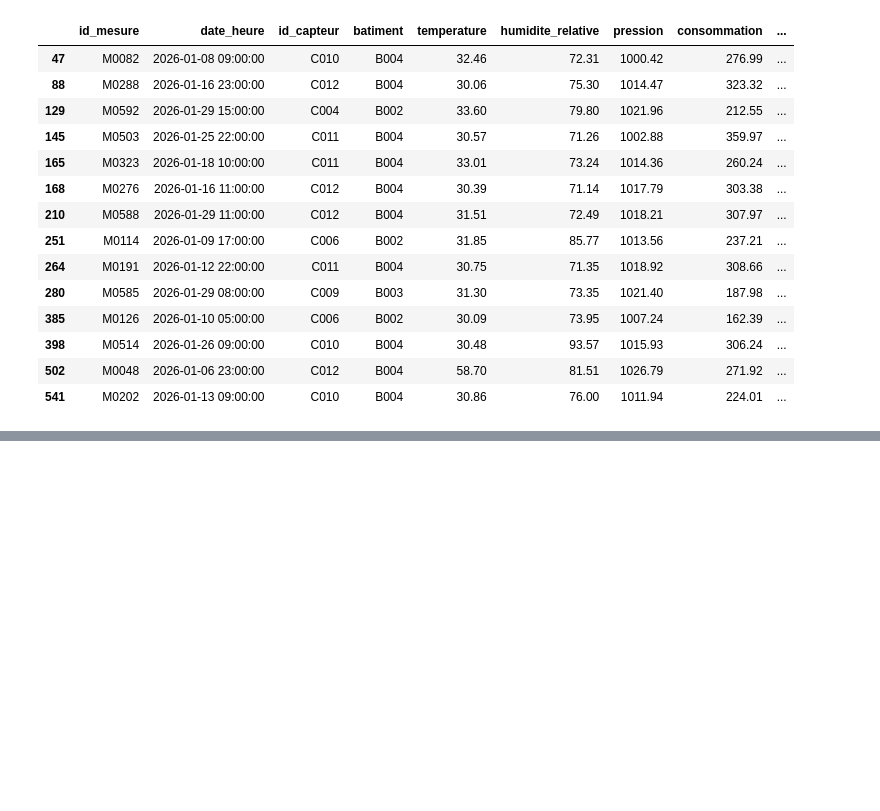
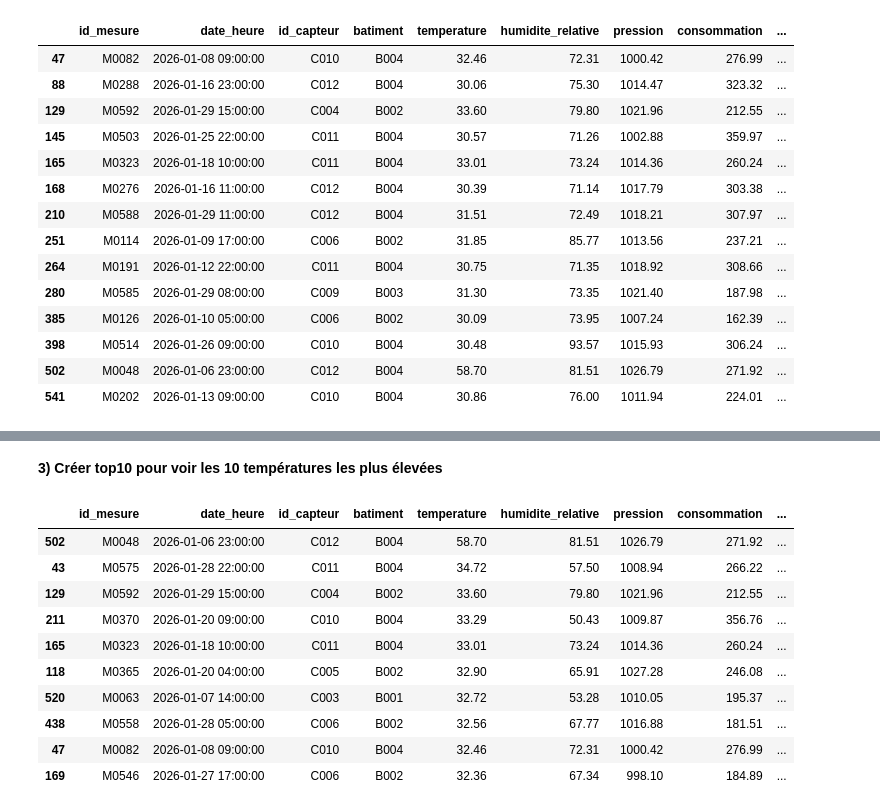
Before and after one commit to maigadems/Atelier-Pandas, a Jupyter notebook: atelier_pandas_iot/notebooks/atelier_pandas_iot.ipynb, the cells around one changed output, grey strips where cells are left out. Saved outputs shown, nothing was run; the diff lists cells and outputs as text; code cells hidden in the pictures; blank space fills up the shorter version.

```diff
--- a/atelier_pandas_iot/notebooks/atelier_pandas_iot.ipynb
+++ b/atelier_pandas_iot/notebooks/atelier_pandas_iot.ipynb
@@ -346,0 +373,17 @@ df[(df["temperature"] > 30) & (df["humidite_relative"] > 70)]
+# %% [markdown]
+**3) Créer top10 pour voir les 10 températures les plus élevées**
+# %%
+top10 = df.sort_values("temperature", ascending=False).head(10)
+top10
+# %% [output]
+|  | id_mesure | date_heure | id_capteur | batiment | temperature | humidite_relative | pression | consommation | ... |
+| 502 | M0048 | 2026-01-06 23:00:00 | C012 | B004 | 58.70 | 81.51 | 1026.79 | 271.92 | ... |
+| 43 | M0575 | 2026-01-28 22:00:00 | C011 | B004 | 34.72 | 57.50 | 1008.94 | 266.22 | ... |
+| 129 | M0592 | 2026-01-29 15:00:00 | C004 | B002 | 33.60 | 79.80 | 1021.96 | 212.55 | ... |
+| 211 | M0370 | 2026-01-20 09:00:00 | C010 | B004 | 33.29 | 50.43 | 1009.87 | 356.76 | ... |
+| 165 | M0323 | 2026-01-18 10:00:00 | C011 | B004 | 33.01 | 73.24 | 1014.36 | 260.24 | ... |
+| 118 | M0365 | 2026-01-20 04:00:00 | C005 | B002 | 32.90 | 65.91 | 1027.28 | 246.08 | ... |
+| 520 | M0063 | 2026-01-07 14:00:00 | C003 | B001 | 32.72 | 53.28 | 1010.05 | 195.37 | ... |
+| 438 | M0558 | 2026-01-28 05:00:00 | C006 | B002 | 32.56 | 67.77 | 1016.88 | 181.51 | ... |
+| 47 | M0082 | 2026-01-08 09:00:00 | C010 | B004 | 32.46 | 72.31 | 1000.42 | 276.99 | ... |
+| 169 | M0546 | 2026-01-27 17:00:00 | C006 | B002 | 32.36 | 67.34 | 998.10 | 184.89 | ... |
```
Also changed, not shown: parts of 7 cells of this notebook, 1 other file.
